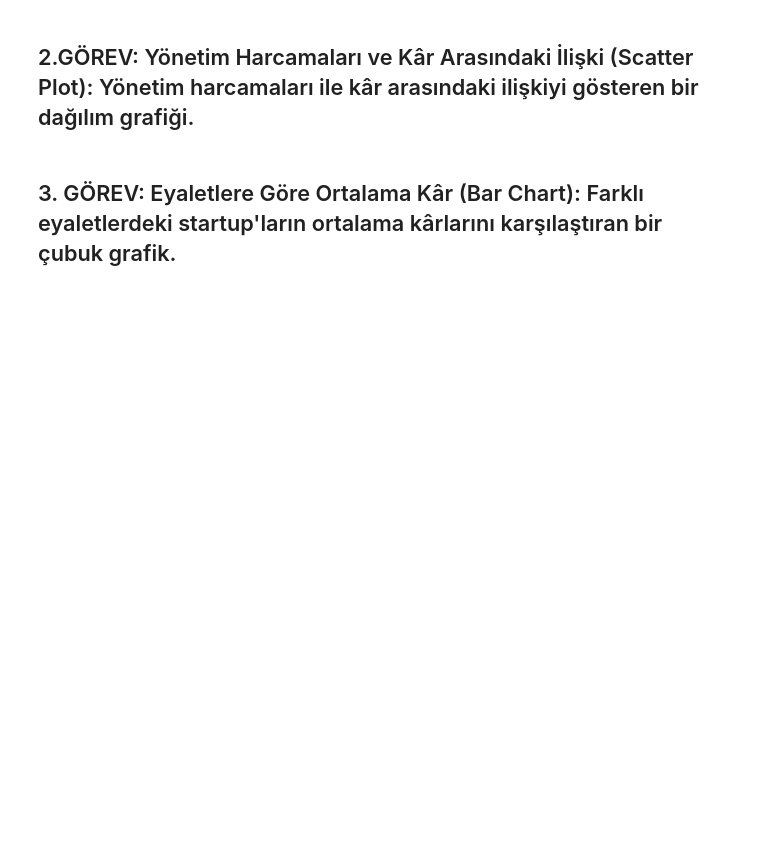
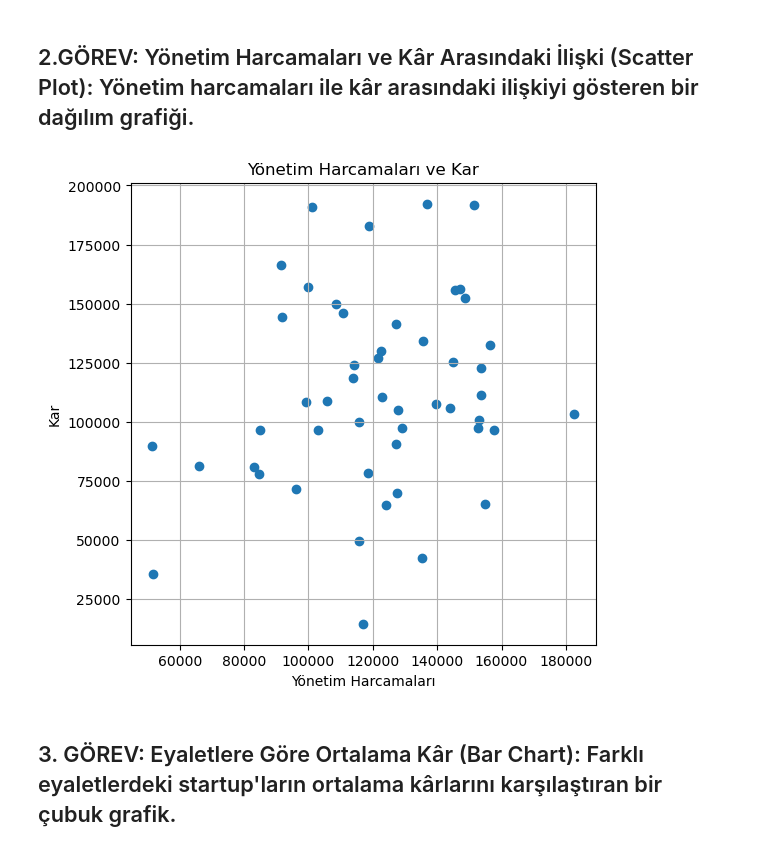
Before and after one commit to zeyneptekkk/Bootcamp_Techcareer_VeriBilmi, a Jupyter notebook: Data Science Ödev dosyası 1/Ödev 2/Veri_Görsellestirme_odevi.ipynb, the cells around one changed output. Drawn from its saved outputs; the diff is of its cells as text; code cells hidden in the pictures; blank space fills up the shorter version.

```diff
--- a/Data Science Ödev dosyası 1/Ödev 2/Veri_Görsellestirme_odevi.ipynb
+++ b/Data Science Ödev dosyası 1/Ödev 2/Veri_Görsellestirme_odevi.ipynb
@@ -31,6 +41,16 @@ Bu veri seti, startup'ların çeşitli harcama kalemleri ile kârlılıkları ar
 ## 2.GÖREV: Yönetim Harcamaları ve Kâr Arasındaki İlişki (Scatter Plot): Yönetim harcamaları ile kâr arasındaki ilişkiyi gösteren bir dağılım grafiği.
 # %%
 # Kodu buraya yazınız
+
+plt.figure(figsize=(6,6))
+plt.scatter(data["Administration"],data["Profit"])
+plt.title("Yönetim Harcamaları ve Kar")
+plt.xlabel("Yönetim Harcamaları")
+plt.ylabel("Kar")
+plt.grid()
+plt.show()
+# %% [output]
+[figure, added]
 # %% [markdown]
 ## 3. GÖREV: Eyaletlere Göre Ortalama Kâr (Bar Chart): Farklı eyaletlerdeki startup'ların ortalama kârlarını karşılaştıran bir çubuk grafik.
 # %%
```
Also changed, not shown: parts of 3 cells of this notebook.
